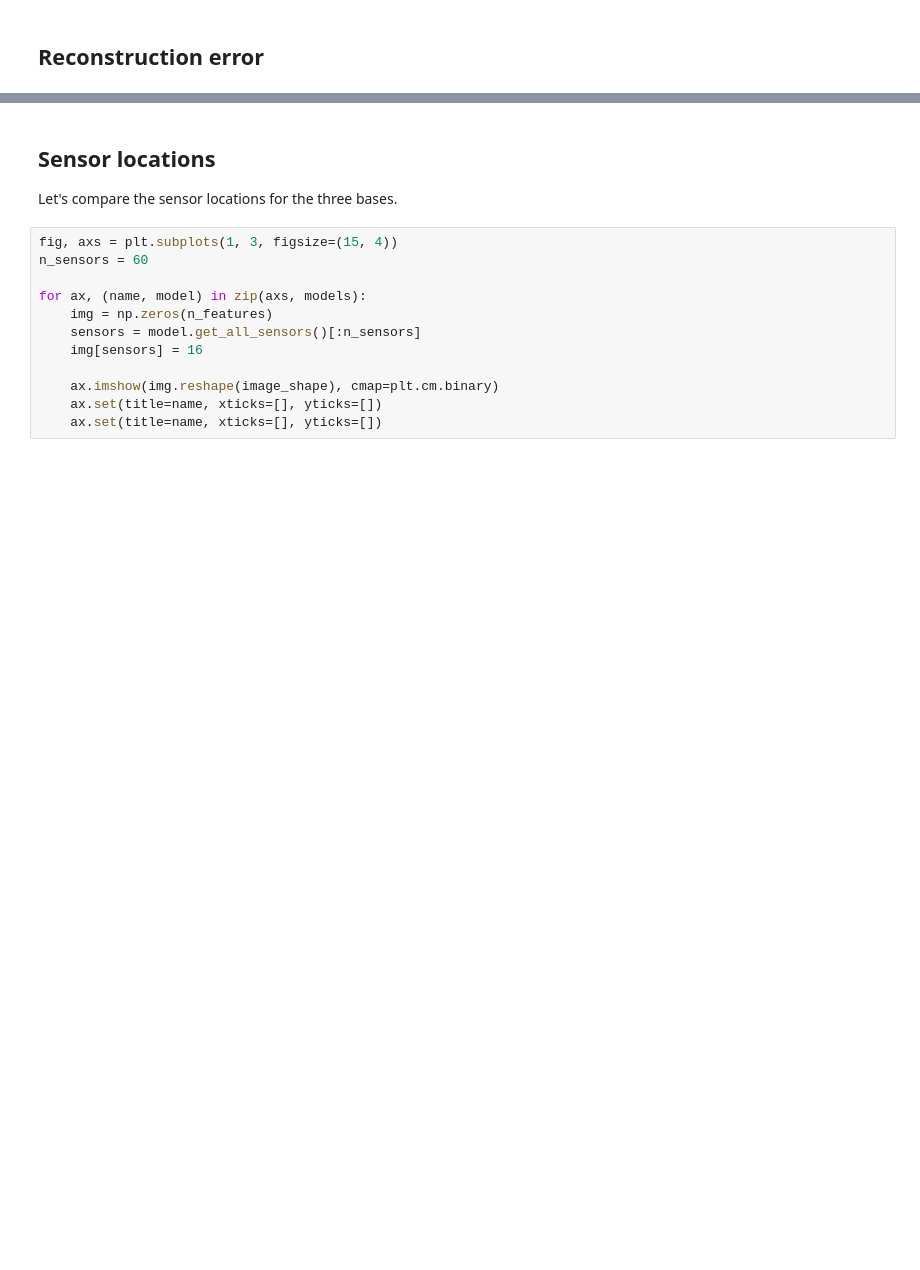
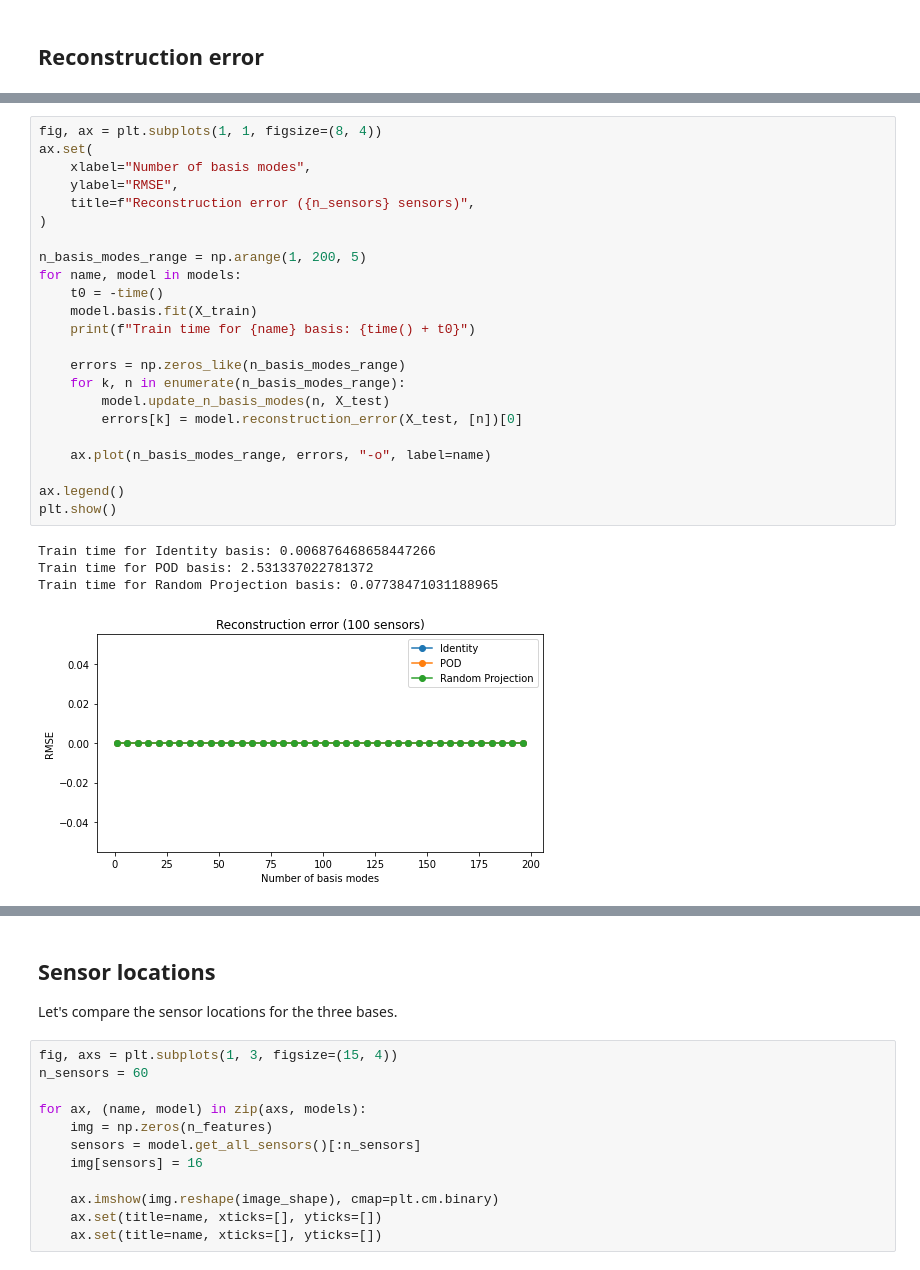
Before and after one commit to dynamicslab/pysensors, a Jupyter notebook: examples/basis_comparison.ipynb, the cells around one changed output, grey strips where cells are left out. Drawn from its saved outputs; the diff is of its cells as text; blank space fills up the shorter version.

```diff
--- a/examples/basis_comparison.ipynb
+++ b/examples/basis_comparison.ipynb
@@ -79,0 +93,28 @@ models = [
+# %%
+fig, ax = plt.subplots(1, 1, figsize=(8, 4))
+ax.set(
+    xlabel="Number of basis modes",
+    ylabel="RMSE",
+    title=f"Reconstruction error ({n_sensors} sensors)",
+)
+
+n_basis_modes_range = np.arange(1, 200, 5)
+for name, model in models:
+    t0 = -time()
+    model.basis.fit(X_train)
+    print(f"Train time for {name} basis: {time() + t0}")
+
+    errors = np.zeros_like(n_basis_modes_range)
+    for k, n in enumerate(n_basis_modes_range):
+        model.update_n_basis_modes(n, X_test)
+        errors[k] = model.reconstruction_error(X_test, [n])[0]
+
+    ax.plot(n_basis_modes_range, errors, "-o", label=name)
+
+ax.legend()
+plt.show()
+# %% [output]
+Train time for Identity basis: 0.006876468658447266
+Train time for POD basis: 2.531337022781372
+Train time for Random Projection basis: 0.07738471031188965
+[figure, added]
```
Also changed, not shown: parts of 7 cells of this notebook.
